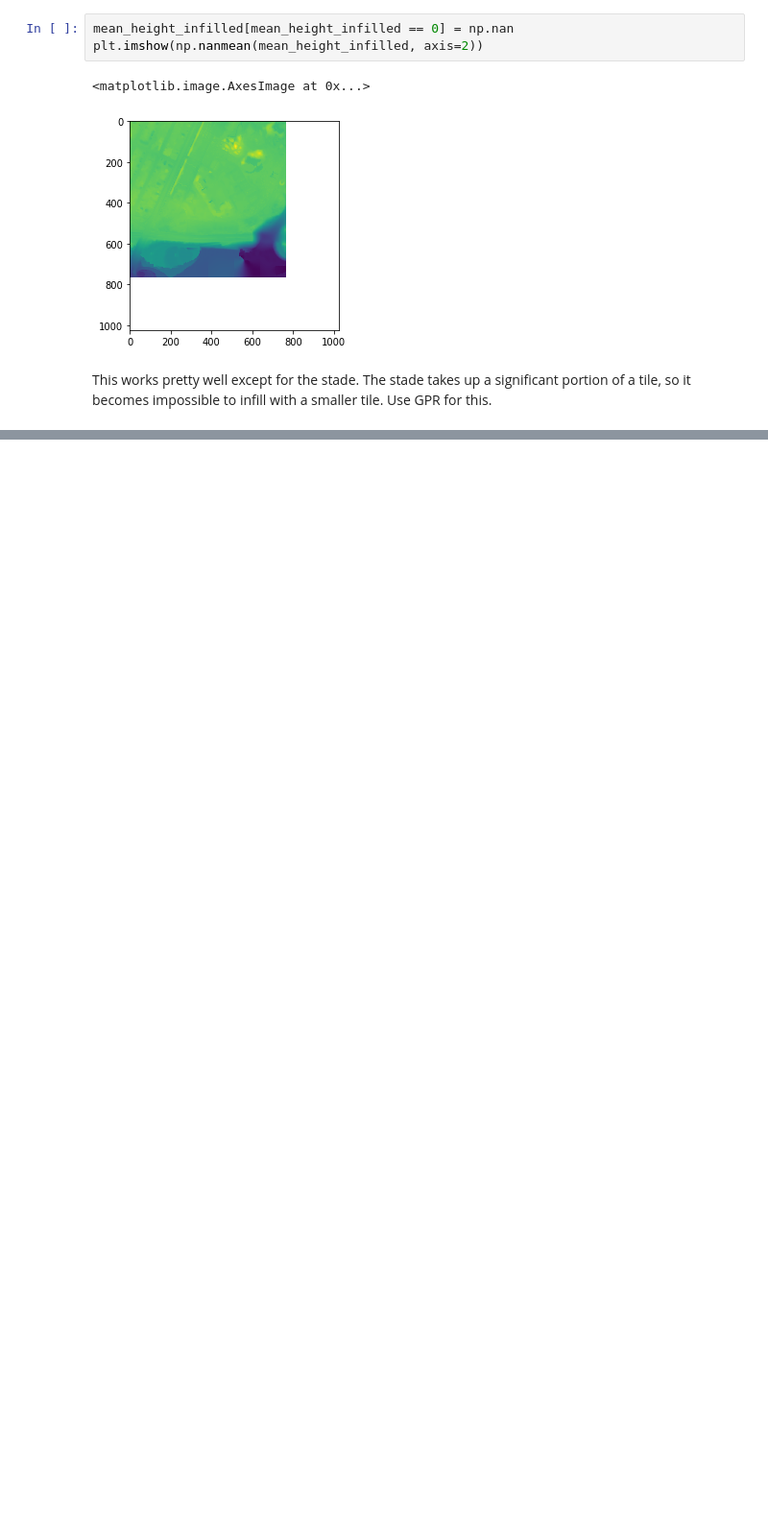
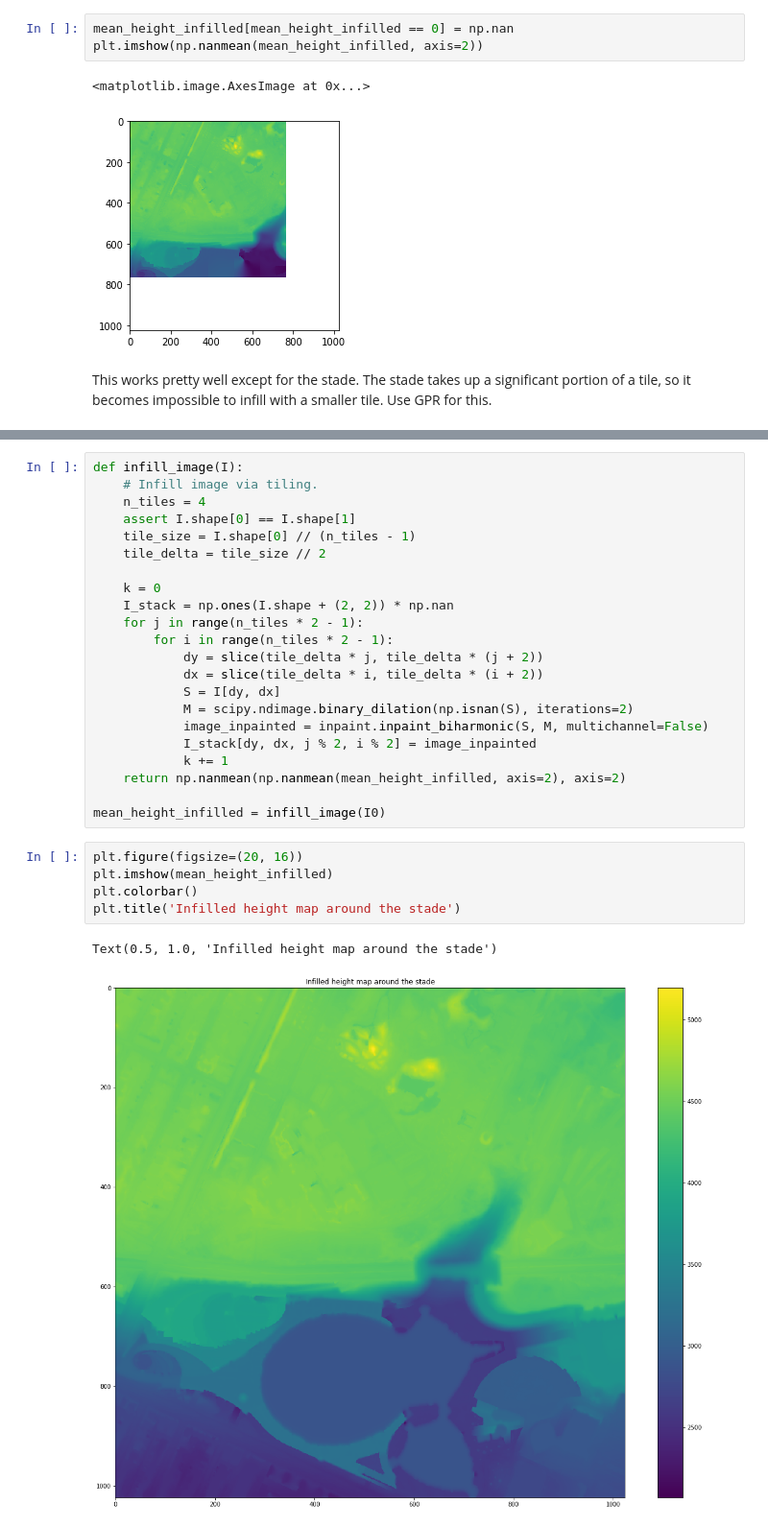
Before and after one commit to patrickmineault/climate-change, a Jupyter notebook: Complete ground.ipynb, the cells around one changed output, grey strips where cells are left out. Shown at 96% size. Drawn from its saved outputs; the diff is of its cells as text; blank space fills up the shorter version.

Commit message:
Infilling with a two-step process

```diff
--- a/Complete ground.ipynb
+++ b/Complete ground.ipynb
@@ -295,0 +292,30 @@ for i in range(1, n_bad_regions):
+# %%
+def infill_image(I):
+    # Infill image via tiling.
+    n_tiles = 4
+    assert I.shape[0] == I.shape[1]
+    tile_size = I.shape[0] // (n_tiles - 1)
+    tile_delta = tile_size // 2
+
+    k = 0
+    I_stack = np.ones(I.shape + (2, 2)) * np.nan
+    for j in range(n_tiles * 2 - 1):
+        for i in range(n_tiles * 2 - 1):
+            dy = slice(tile_delta * j, tile_delta * (j + 2))
+            dx = slice(tile_delta * i, tile_delta * (i + 2))
+            S = I[dy, dx]
+            M = scipy.ndimage.binary_dilation(np.isnan(S), iterations=2)
+            image_inpainted = inpaint.inpaint_biharmonic(S, M, multichannel=False)
+            I_stack[dy, dx, j % 2, i % 2] = image_inpainted
+            k += 1
+    return np.nanmean(np.nanmean(mean_height_infilled, axis=2), axis=2)
+
+mean_height_infilled = infill_image(I0)
+# %%
+plt.figure(figsize=(20, 16))
+plt.imshow(mean_height_infilled)
+plt.colorbar()
+plt.title('Infilled height map around the stade')
+# %% [output]
+Text(0.5, 1.0, 'Infilled height map around the stade')
+[figure, added]
```
Also changed, not shown: parts of 4 cells of this notebook.
